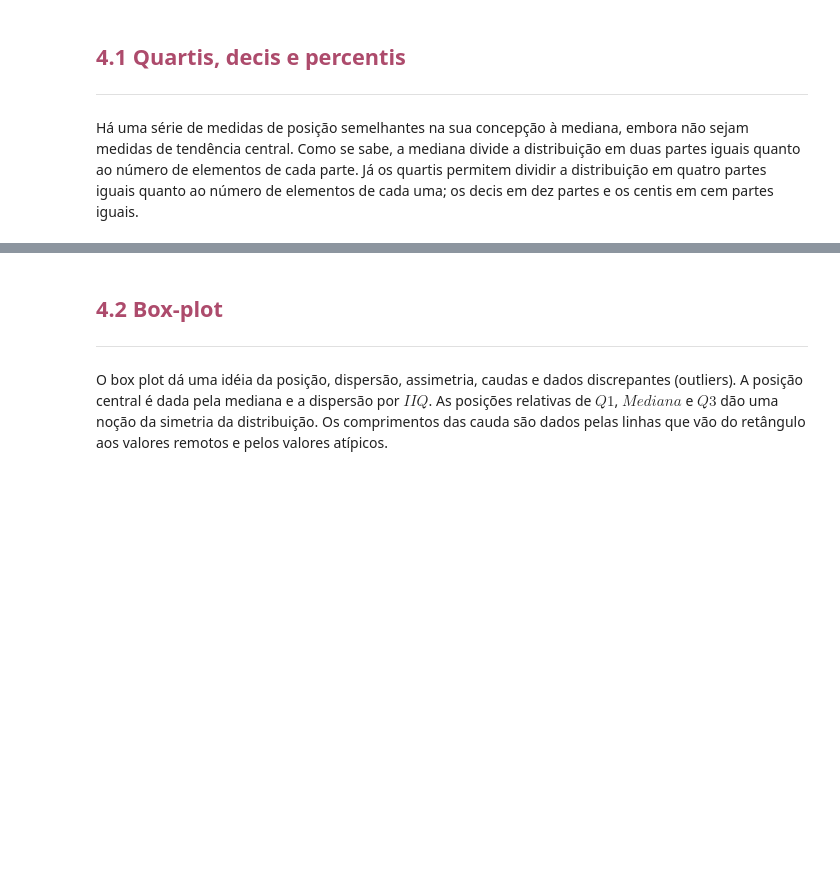
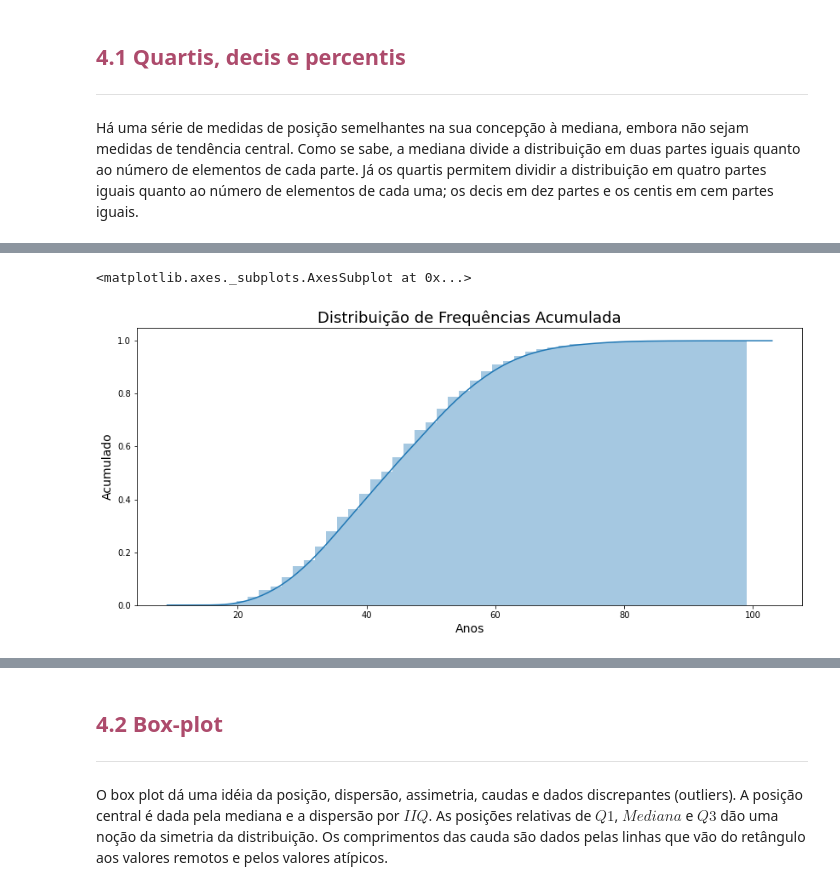
Before and after one commit to strawndri/estatistica-com-python, a Jupyter notebook: Notebooks/estatistica.ipynb, the cells around one changed output, grey strips where cells are left out. Cells and saved outputs as stored; diff of their text form; code cells hidden in the pictures; blank space fills up the shorter version.

```diff
--- a/Notebooks/estatistica.ipynb
+++ b/Notebooks/estatistica.ipynb
@@ -126,7 +126,7 @@ https://pandas.pydata.org/
 # %%
 import pandas as pd
 # %%
-dataset = pd.read_csv('https://raw.githubusercontent.com/strawndri/estatistica-I/main/Dados/dados.csv?token=GHSAT0AAAAAABWHAKDRP3NHZL5PIKKOA77IYWBRTYA')
+dataset = pd.read_csv('https://raw.githubusercontent.com/strawndri/estatistica-I/main/Dados/dados.csv?token=GHSAT0AAAAAABKYHIC4GPMKTHH2OEN6PZKQYWEYYDQ')
 # %%
 dataset.head()
 # %% [output]
@@ -720,0 +763,12 @@ Há uma série de medidas de posição semelhantes na sua concepção à mediana
+# %%
+ax = sns.distplot(dataset.Idade,
+                  hist_kws = {'cumulative': True},
+                  kde_kws = {'cumulative': True})
+ax.figure.set_size_inches(14, 6)
+ax.set_title('Distribuição de Frequências Acumulada', fontsize=18)
+ax.set_ylabel('Acumulado', fontsize=14)
+ax.set_xlabel('Anos', fontsize=14)
+ax
+# %% [output]
+<matplotlib.axes._subplots.AxesSubplot at 0x...>
+[figure, added]
```
Also changed, not shown: parts of 6 cells of this notebook.
